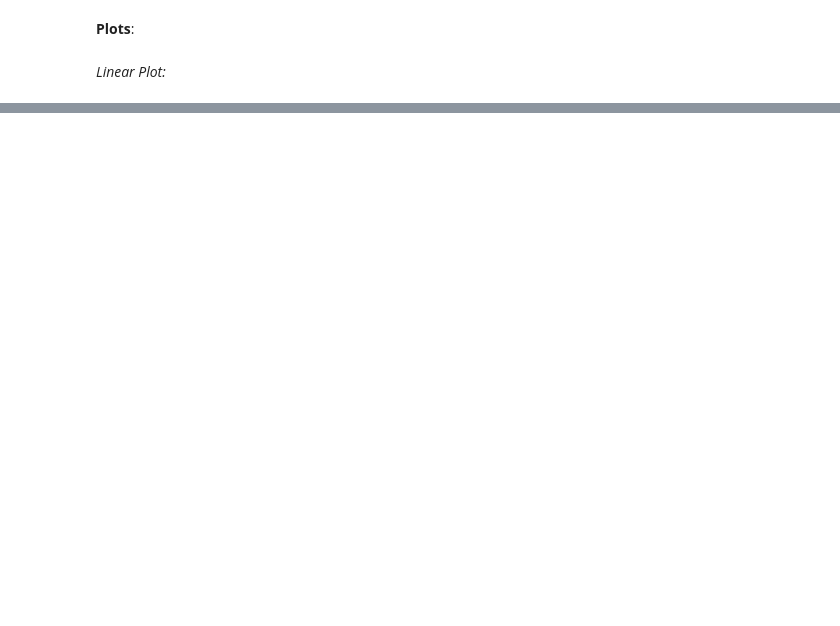
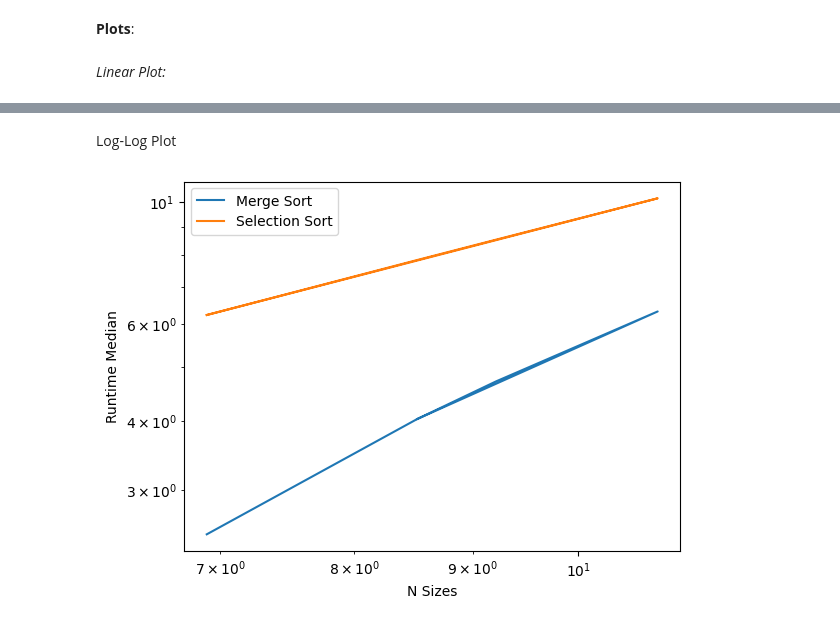
Before and after one commit to SLey3/CS-351-Assignments, a Jupyter notebook: Assignment 1/prob.ipynb, the cells around one changed output, grey strips where cells are left out. Drawn from its saved outputs; the diff is of its cells as text; code cells hidden in the pictures; blank space fills up the shorter version.

```diff
--- a/Assignment 1/prob.ipynb
+++ b/Assignment 1/prob.ipynb
@@ -292,0 +293,17 @@ plt.show()
+# %% [markdown]
+Log-Log Plot
+# %%
+ms_x_data = np.log(ms_sizes)
+ss_x_data = np.log(ss_sizes)
+
+ms_y_data = np.log((ms_median * ms_sizes) + 1)
+ss_y_data = np.log((ss_median * ss_sizes) + 1)
+
+plt.loglog(ms_x_data, ms_y_data, label="Merge Sort", base=10)
+plt.loglog(ss_x_data, ss_y_data, label="Selection Sort", base=10)
+plt.xlabel("N Sizes")
+plt.ylabel("Runtime Median")
+plt.legend()
+plt.show()
+# %% [output]
+[figure, added]
```
Also changed, not shown: parts of 15 cells of this notebook, 4 other files.
